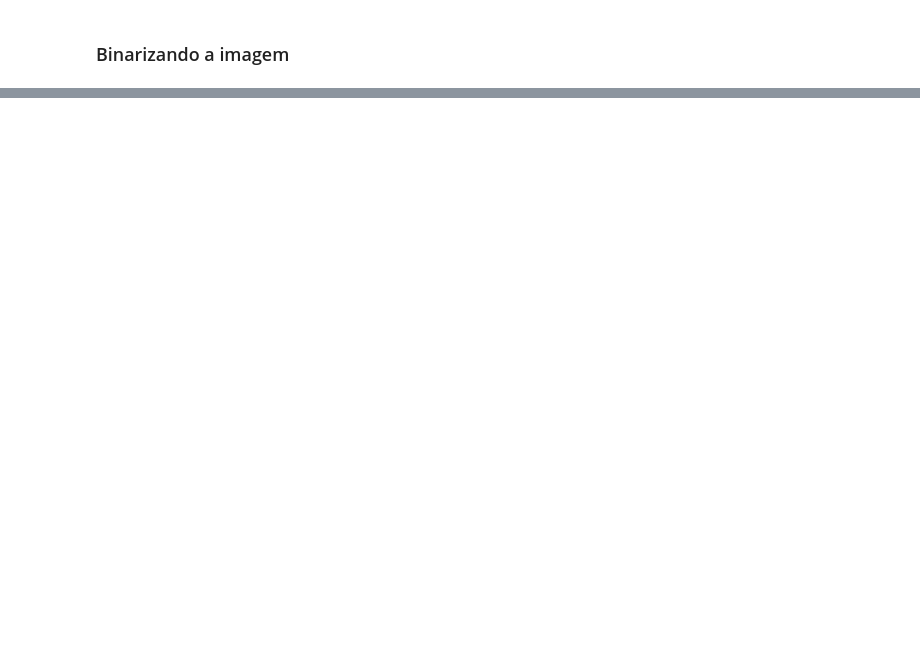
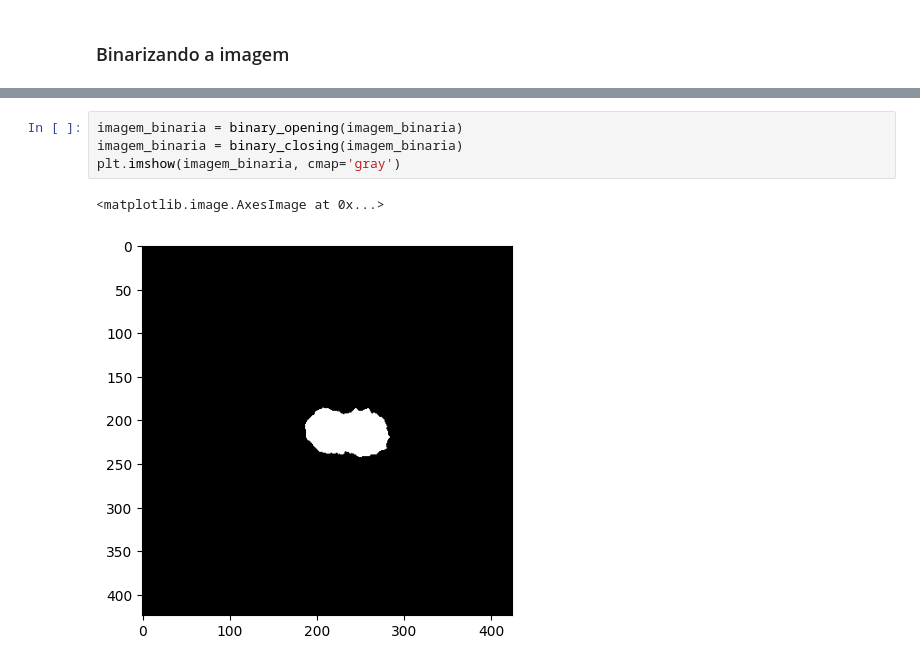
Before and after one commit to rafaseto/contagem-de-corpos-celestes, a Jupyter notebook: teste.ipynb, the cells around one changed output, grey strips where cells are left out. Drawn from its saved outputs; the diff is of its cells as text; blank space fills up the shorter version.

```diff
--- a/teste.ipynb
+++ b/teste.ipynb
@@ -40,0 +47,7 @@ plt.imshow(imagem_binaria*255, cmap='gray')
+# %%
+imagem_binaria = binary_opening(imagem_binaria)
+imagem_binaria = binary_closing(imagem_binaria)
+plt.imshow(imagem_binaria, cmap='gray')
+# %% [output]
+<matplotlib.image.AxesImage at 0x...>
+[figure, added]
```
Also changed, not shown: parts of 5 cells of this notebook.
